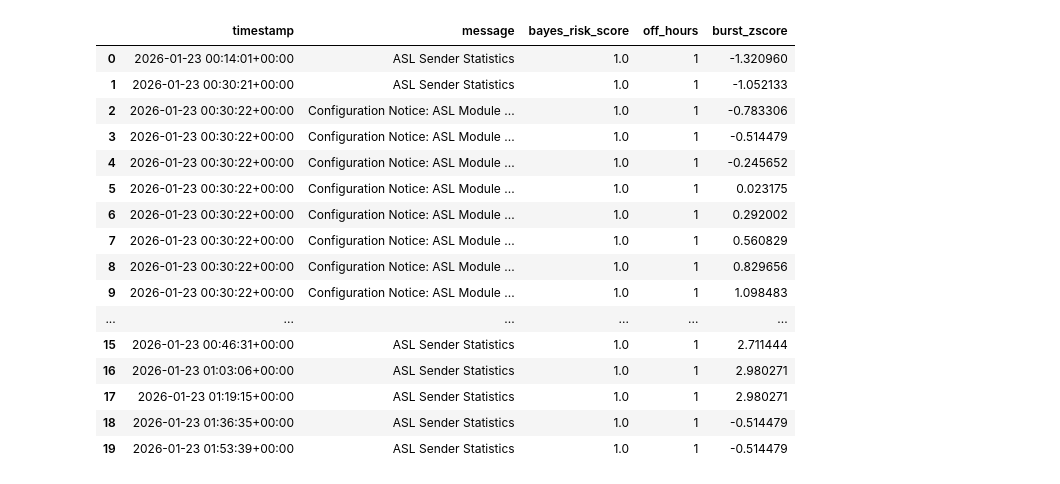
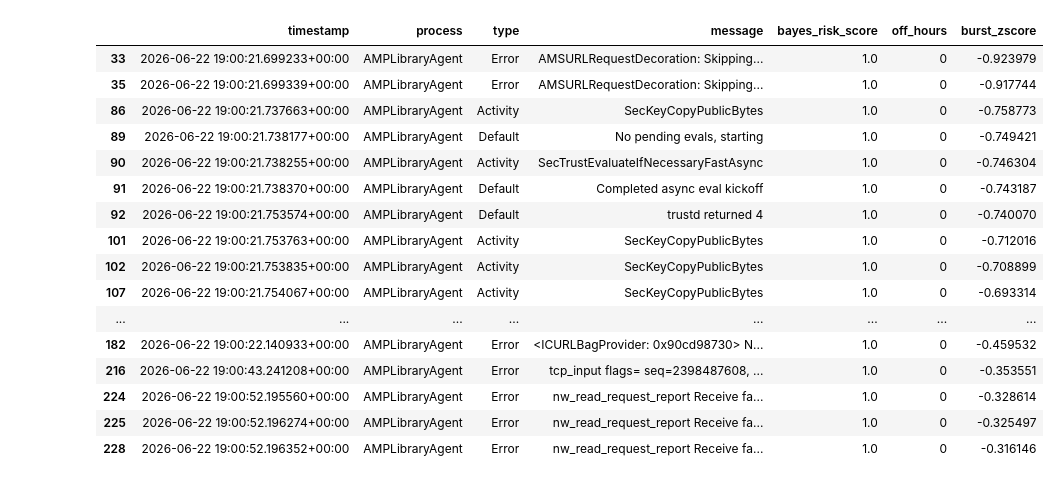
Before and after one commit to petstuk/applied_ml_for_cyber, a Jupyter notebook: 02_stats_bayes/unsupervised_learning_threat_hunting/notebooks/statistical_baselines.ipynb, the cells around one changed output. Drawn from its saved outputs; the diff is of its cells as text; code cells hidden in the pictures.

```diff
--- a/02_stats_bayes/unsupervised_learning_threat_hunting/notebooks/statistical_baselines.ipynb
+++ b/02_stats_bayes/unsupervised_learning_threat_hunting/notebooks/statistical_baselines.ipynb
@@ -1,7 +1,7 @@
 # %%
 import pandas as pd
 
-df = pd.read_csv('../../../01_data_pipeline/datasets/enriched/system_events_enriched.csv')
+df = pd.read_csv('../../../01_data_pipeline/datasets/enriched/unified_logs_enriched.csv')
 df['timestamp'] = pd.to_datetime(df['timestamp'], errors='coerce')
 df = df.dropna(subset=['timestamp'])
 df.head()
@@ -84,6 +109,9 @@ df[df['burst_zscore'] > 2][
 df['suspicious_proxy'] = (
     (df['off_hours'] == 1) |
     (df['rare_process'] == 1) |
+    (df['security_related'] == 1) |
+    (df['is_error'] == 1) |
+    (df['is_fault'] == 1) |
     (df['burst_zscore'] > 2)
 ).astype(int)
 # %%
@@ -104,7 +144,4 @@ P_off_given_susp, P_rare_given_susp, P_first_given_susp
 # %%
-P_off_given_normal = df[df['suspicious_proxy'] == 0]['off_hours'].mean()
-P_rare_given_normal = df[df['suspicious_proxy'] == 0]['rare_process'].mean()
-P_first_given_normal = df[df['suspicious_proxy'] == 0]['first_seen'].mean()
-
-P_off_given_normal, P_rare_given_normal, P_first_given_normal
+P_feature_given_normal = df[df['suspicious_proxy'] == 0][bayes_features].mean()
+P_feature_given_normal
 # %% [output]
@@ -112,20 +155,21 @@ P_off_given_normal, P_rare_given_normal, P_first_given_normal
 # %%
+def feature_likelihood(row, probabilities):
+    likelihood = 1.0
+
+    for feature in bayes_features:
+        probability = probabilities[feature]
+        likelihood *= probability if row[feature] else 1 - probability
+
+    return likelihood
+
+
 def bayes_score(row):
-    likelihood_s = (
-        P_suspicious *
-        (P_off_given_susp if row['off_hours'] else 1 - P_off_given_susp) *
-        (P_rare_given_susp if row['rare_process'] else 1 - P_rare_given_susp) *
-        (P_first_given_susp if row['first_seen'] else 1 - P_first_given_susp)
-    )
+    likelihood_s = P_suspicious * feature_likelihood(row, P_feature_given_susp)
+    likelihood_n = P_normal * feature_likelihood(row, P_feature_given_normal)
+    total = likelihood_s + likelihood_n
 
-    likelihood_n = (
-        P_normal *
-        (P_off_given_normal if row['off_hours'] else 1 - P_off_given_normal) *
-        (P_rare_given_normal if row['rare_process'] else 1 - P_rare_given_normal) *
-        (P_first_given_normal if row['first_seen'] else 1 - P_first_given_normal)
-    )
+    return likelihood_s / total if total else 0
 
-    return likelihood_s / (likelihood_s + likelihood_n)
 
 df['bayes_risk_score'] = df.apply(bayes_score, axis=1)
 # %%
@@ -165,24 +209,24 @@ plt.show()
 # %%
 threshold = df['bayes_risk_score'].quantile(0.99)
 
 high_risk = df[df['bayes_risk_score'] >= threshold]
 
-high_risk[['timestamp','message','bayes_risk_score','off_hours','burst_zscore']].head(20)
+high_risk[['timestamp','process','type','message','bayes_risk_score','off_hours','burst_zscore']].head(20)
 # %% [output]
-|  | timestamp | message | bayes_risk_score | off_hours | burst_zscore |
-| 0 | 2026-01-23 00:14:01+00:00 | ASL Sender Statistics | 1.0 | 1 | -1.320960 |
-| 1 | 2026-01-23 00:30:21+00:00 | ASL Sender Statistics | 1.0 | 1 | -1.052133 |
-| 2 | 2026-01-23 00:30:22+00:00 | Configuration Notice: ASL Module ... | 1.0 | 1 | -0.783306 |
-| 3 | 2026-01-23 00:30:22+00:00 | Configuration Notice: ASL Module ... | 1.0 | 1 | -0.514479 |
-| 4 | 2026-01-23 00:30:22+00:00 | Configuration Notice: ASL Module ... | 1.0 | 1 | -0.245652 |
-| 5 | 2026-01-23 00:30:22+00:00 | Configuration Notice: ASL Module ... | 1.0 | 1 | 0.023175 |
-| 6 | 2026-01-23 00:30:22+00:00 | Configuration Notice: ASL Module ... | 1.0 | 1 | 0.292002 |
-| 7 | 2026-01-23 00:30:22+00:00 | Configuration Notice: ASL Module ... | 1.0 | 1 | 0.560829 |
-| 8 | 2026-01-23 00:30:22+00:00 | Configuration Notice: ASL Module ... | 1.0 | 1 | 0.829656 |
-| 9 | 2026-01-23 00:30:22+00:00 | Configuration Notice: ASL Module ... | 1.0 | 1 | 1.098483 |
-| ... | ... | ... | ... | ... | ... |
-| 15 | 2026-01-23 00:46:31+00:00 | ASL Sender Statistics | 1.0 | 1 | 2.711444 |
-| 16 | 2026-01-23 01:03:06+00:00 | ASL Sender Statistics | 1.0 | 1 | 2.980271 |
-| 17 | 2026-01-23 01:19:15+00:00 | ASL Sender Statistics | 1.0 | 1 | 2.980271 |
-| 18 | 2026-01-23 01:36:35+00:00 | ASL Sender Statistics | 1.0 | 1 | -0.514479 |
-| 19 | 2026-01-23 01:53:39+00:00 | ASL Sender Statistics | 1.0 | 1 | -0.514479 |
+|  | timestamp | process | type | message | bayes_risk_score | off_hours | burst_zscore |
+| 33 | 2026-06-22 19:00:21.699233+00:00 | AMPLibraryAgent | Error | AMSURLRequestDecoration: Skipping... | 1.0 | 0 | -0.923979 |
+| 35 | 2026-06-22 19:00:21.699339+00:00 | AMPLibraryAgent | Error | AMSURLRequestDecoration: Skipping... | 1.0 | 0 | -0.917744 |
+| 86 | 2026-06-22 19:00:21.737663+00:00 | AMPLibraryAgent | Activity | SecKeyCopyPublicBytes | 1.0 | 0 | -0.758773 |
+| 89 | 2026-06-22 19:00:21.738177+00:00 | AMPLibraryAgent | Default | No pending evals, starting | 1.0 | 0 | -0.749421 |
+| 90 | 2026-06-22 19:00:21.738255+00:00 | AMPLibraryAgent | Activity | SecTrustEvaluateIfNecessaryFastAsync | 1.0 | 0 | -0.746304 |
+| 91 | 2026-06-22 19:00:21.738370+00:00 | AMPLibraryAgent | Default | Completed async eval kickoff | 1.0 | 0 | -0.743187 |
+| 92 | 2026-06-22 19:00:21.753574+00:00 | AMPLibraryAgent | Default | trustd returned 4 | 1.0 | 0 | -0.740070 |
+| 101 | 2026-06-22 19:00:21.753763+00:00 | AMPLibraryAgent | Activity | SecKeyCopyPublicBytes | 1.0 | 0 | -0.712016 |
+| 102 | 2026-06-22 19:00:21.753835+00:00 | AMPLibraryAgent | Activity | SecKeyCopyPublicBytes | 1.0 | 0 | -0.708899 |
+| 107 | 2026-06-22 19:00:21.754067+00:00 | AMPLibraryAgent | Activity | SecKeyCopyPublicBytes | 1.0 | 0 | -0.693314 |
+| ... | ... | ... | ... | ... | ... | ... | ... |
+| 182 | 2026-06-22 19:00:22.140933+00:00 | AMPLibraryAgent | Error | <ICURLBagProvider: 0x90cd98730> N... | 1.0 | 0 | -0.459532 |
+| 216 | 2026-06-22 19:00:43.241208+00:00 | AMPLibraryAgent | Error | tcp_input flags= seq=2398487608, ... | 1.0 | 0 | -0.353551 |
+| 224 | 2026-06-22 19:00:52.195560+00:00 | AMPLibraryAgent | Error | nw_read_request_report Receive fa... | 1.0 | 0 | -0.328614 |
+| 225 | 2026-06-22 19:00:52.196274+00:00 | AMPLibraryAgent | Error | nw_read_request_report Receive fa... | 1.0 | 0 | -0.325497 |
+| 228 | 2026-06-22 19:00:52.196352+00:00 | AMPLibraryAgent | Error | nw_read_request_report Receive fa... | 1.0 | 0 | -0.316146 |
```
Also changed, not shown: parts of 14 cells of this notebook, 11 other files.
